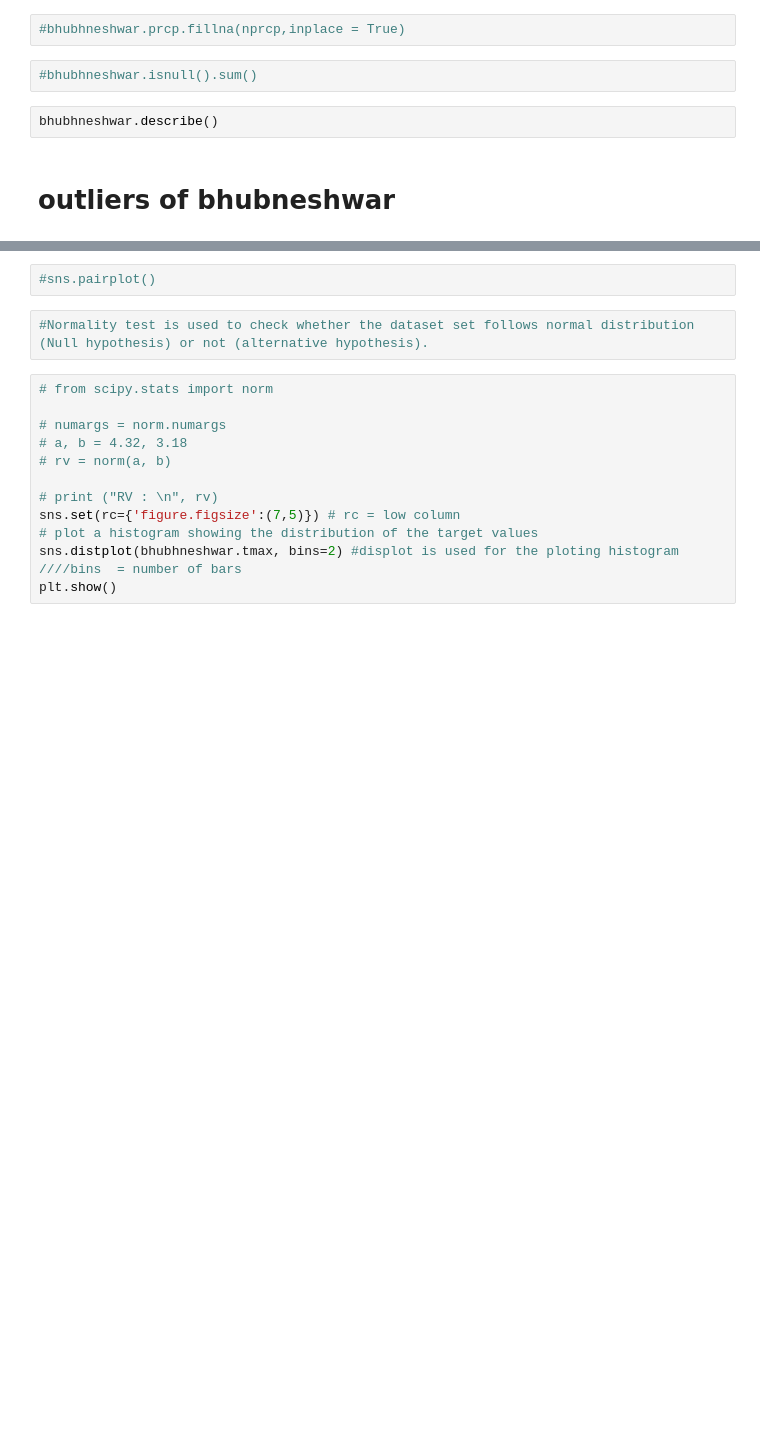
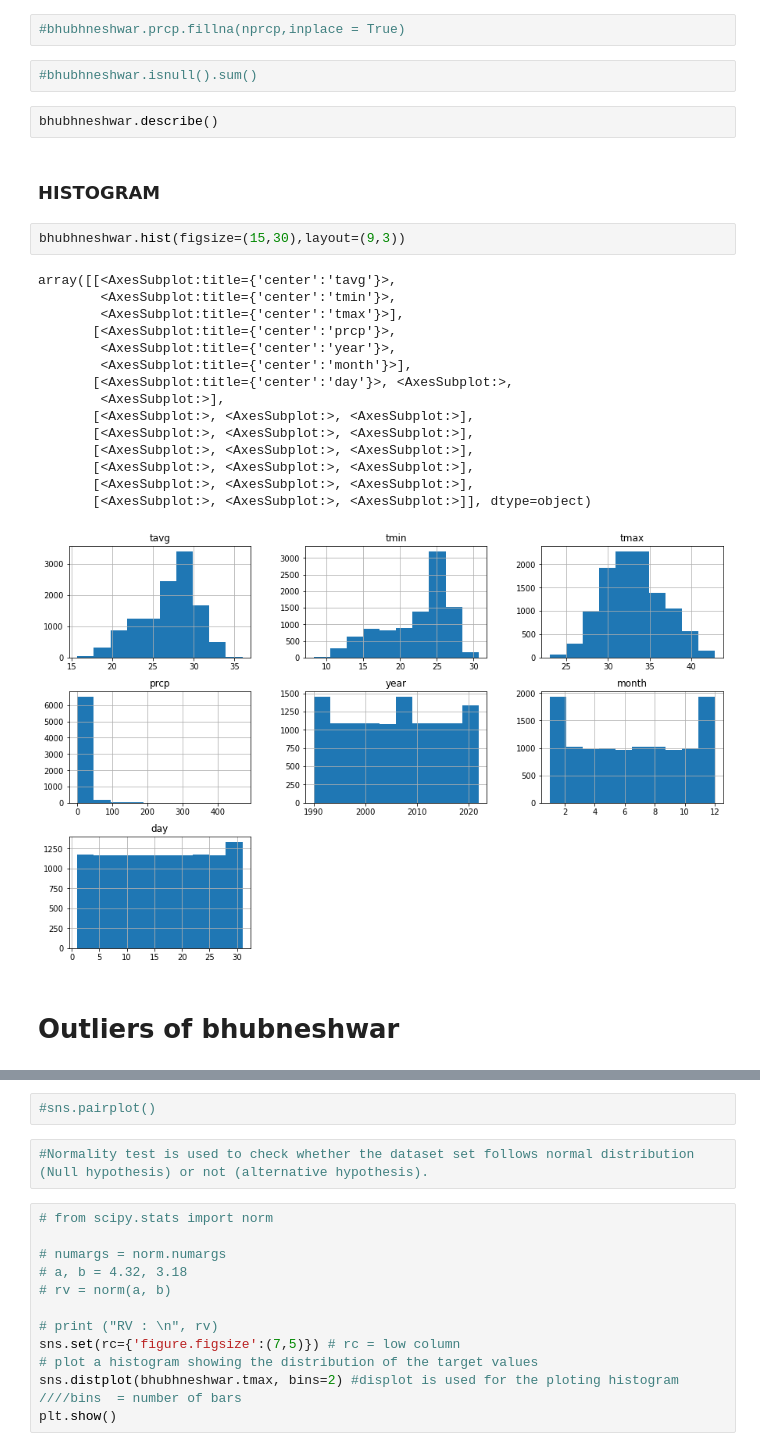
Before and after one commit to Madhukumarmogulla/wheather-data-prediction, a Jupyter notebook: my_project_1(EDA).ipynb, the cells around one changed output, grey strips where cells are left out. Drawn from its saved outputs; the diff is of its cells as text; blank space fills up the shorter version.

```diff
--- a/my_project_1(EDA).ipynb
+++ b/my_project_1(EDA).ipynb
@@ -232,6 +292,26 @@ tmax_under21
 #bhubhneshwar.isnull().sum()
 # %%
 bhubhneshwar.describe()
+# %% [markdown]
+### HISTOGRAM
+# %%
+bhubhneshwar.hist(figsize=(15,30),layout=(9,3))
+# %% [output]
+array([[<AxesSubplot:title={'center':'tavg'}>,
+        <AxesSubplot:title={'center':'tmin'}>,
+        <AxesSubplot:title={'center':'tmax'}>],
+       [<AxesSubplot:title={'center':'prcp'}>,
+        <AxesSubplot:title={'center':'year'}>,
+        <AxesSubplot:title={'center':'month'}>],
+       [<AxesSubplot:title={'center':'day'}>, <AxesSubplot:>,
+        <AxesSubplot:>],
+       [<AxesSubplot:>, <AxesSubplot:>, <AxesSubplot:>],
+       [<AxesSubplot:>, <AxesSubplot:>, <AxesSubplot:>],
+       [<AxesSubplot:>, <AxesSubplot:>, <AxesSubplot:>],
+       [<AxesSubplot:>, <AxesSubplot:>, <AxesSubplot:>],
+       [<AxesSubplot:>, <AxesSubplot:>, <AxesSubplot:>],
+       [<AxesSubplot:>, <AxesSubplot:>, <AxesSubplot:>]], dtype=object)
+[figure, added]
 # %% [markdown]
-# outliers of bhubneshwar
+# Outliers of bhubneshwar
 # %%
```
Also changed, not shown: parts of 58 cells of this notebook.
